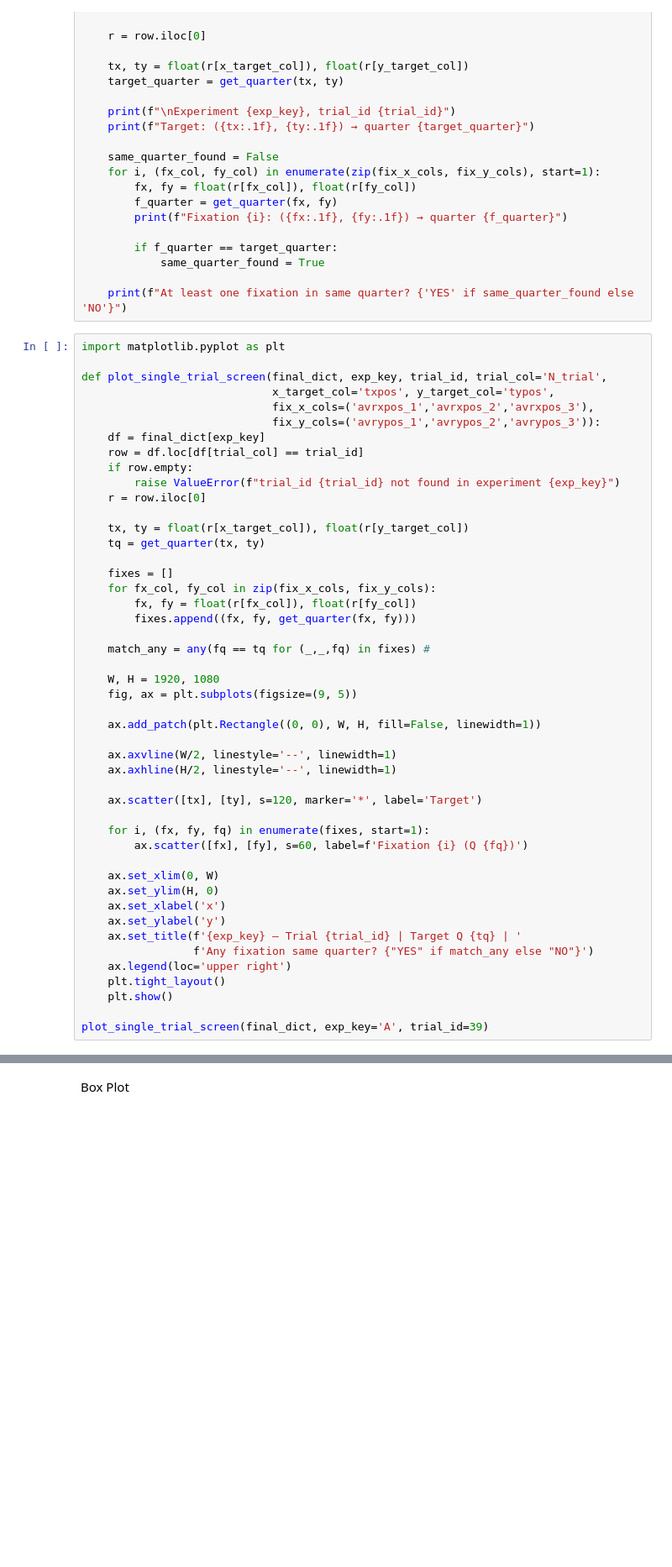
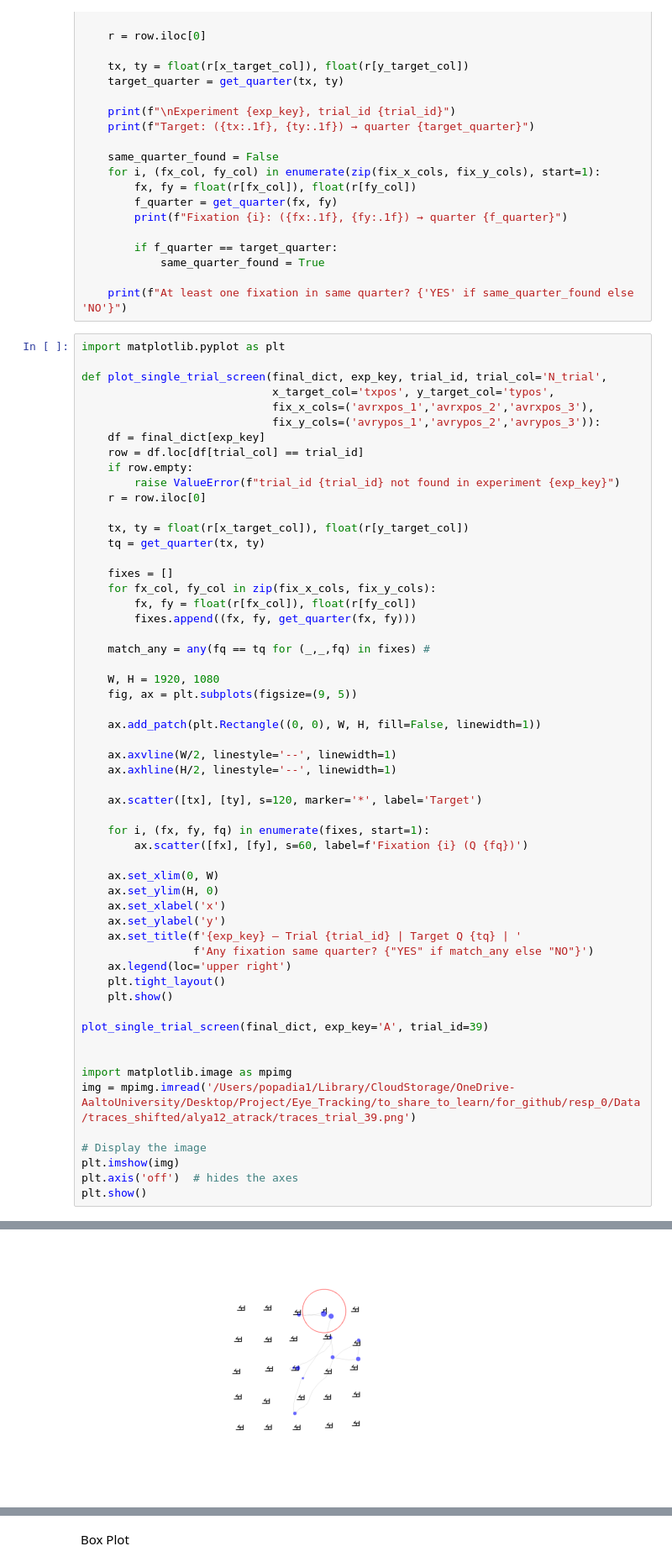
Before and after one commit to alina-popadina/Data_analysis, a Jupyter notebook: analysis202511.ipynb, the cells around one changed output, grey strips where cells are left out. Shown: that part at 84% size. Drawn from its saved outputs; the diff is of its cells as text; blank space fills up the shorter version.

```diff
--- a/analysis202511.ipynb
+++ b/analysis202511.ipynb
@@ -532,33 +608,43 @@ def plot_single_trial_screen(final_dict, exp_key, trial_id, trial_col='N_trial',
         fixes.append((fx, fy, get_quarter(fx, fy)))
 
     match_any = any(fq == tq for (_,_,fq) in fixes) #
 
     W, H = 1920, 1080
     fig, ax = plt.subplots(figsize=(9, 5))
 
     ax.add_patch(plt.Rectangle((0, 0), W, H, fill=False, linewidth=1))
 
     ax.axvline(W/2, linestyle='--', linewidth=1)
     ax.axhline(H/2, linestyle='--', linewidth=1)
 
     ax.scatter([tx], [ty], s=120, marker='*', label='Target')
 
     for i, (fx, fy, fq) in enumerate(fixes, start=1):
         ax.scatter([fx], [fy], s=60, label=f'Fixation {i} (Q {fq})')
 
     ax.set_xlim(0, W)
     ax.set_ylim(H, 0)
     ax.set_xlabel('x')
     ax.set_ylabel('y')
     ax.set_title(f'{exp_key} — Trial {trial_id} | Target Q {tq} | '
                  f'Any fixation same quarter? {"YES" if match_any else "NO"}')
     ax.legend(loc='upper right')
     plt.tight_layout()
     plt.show()
 
 plot_single_trial_screen(final_dict, exp_key='A', trial_id=39)
+
+
+import matplotlib.image as mpimg
+img = mpimg.imread('/Users/popadia1/Library/CloudStorage/OneDrive-AaltoUniversity/Desktop/Project/Eye_Tracking/to_share_to_learn/for_github/resp_0/Data/traces_shifted/alya12_atrack/traces_trial_39.png')
+
+# Display the image
+plt.imshow(img)
+plt.axis('off')  # hides the axes
+plt.show()
 # %% [output]
 [figure]
+[figure, added]
 # %%
 #FOR OVERALL RESULTS AND STATS (it went from 39% to 55%)
 
```
Also changed, not shown: parts of 35 cells of this notebook.
